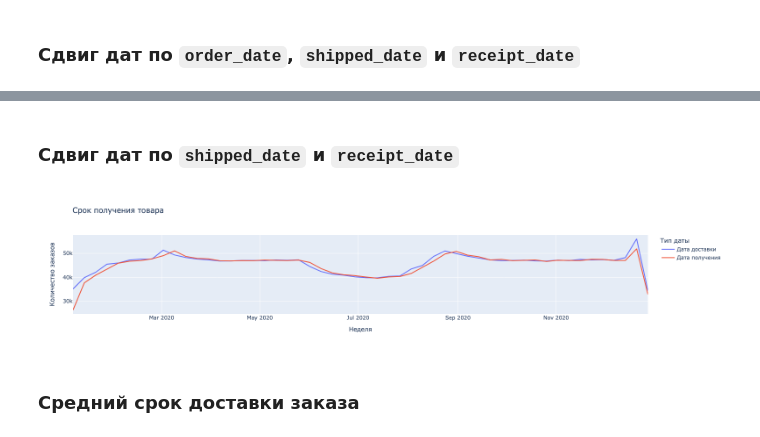
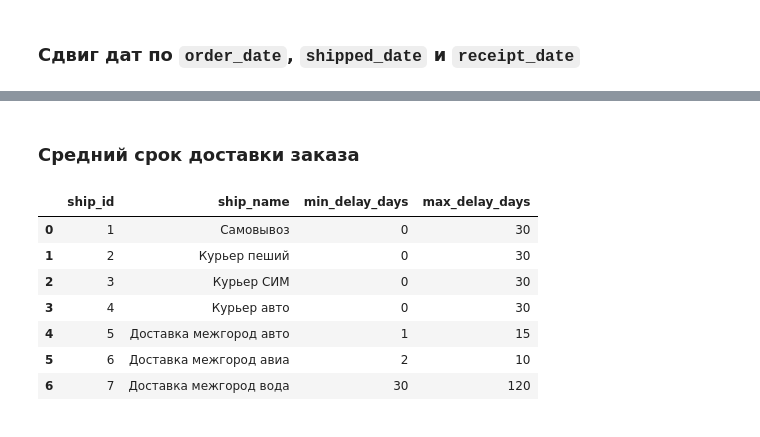
Before and after one commit to k0rsakov/pet_project_partitioning_data, a Jupyter notebook: main.ipynb, the cells around one changed output, grey strips where cells are left out. Cells and saved outputs as stored; diff of their text form; code cells hidden in the pictures.

```diff
--- a/main.ipynb
+++ b/main.ipynb
@@ -114,44 +185,16 @@ fig.show()
-# %% [markdown]
-### Сдвиг дат по `shipped_date` и `receipt_date`
-# %%
-df = duckdb.query(
-    """
-    SELECT week, date_type, cnt
-    FROM (
-        SELECT date_trunc('week', shipped_date) AS week, 'Дата доставки' AS date_type, count(*) AS cnt
-        FROM orders
-        WHERE shipped_date >= '2020-01-01' AND shipped_date < '2021-01-01'
-        GROUP BY 1
-
-        UNION ALL
-
-        SELECT date_trunc('week', receipt_date) AS week, 'Дата получения' AS date_type, count(*) AS cnt
-        FROM orders
-        WHERE receipt_date >= '2020-01-01' AND receipt_date < '2021-01-01'
-        GROUP BY 1
-    )
-    WHERE week >= '2020-01-01' AND week < '2021-01-01'
-    ORDER BY 1, 2
-    """
-).df()
-
-fig = px.line(
-    df,
-    x='week',
-    y='cnt',
-    color='date_type',
-    labels={
-        'week': 'Неделя',
-        'cnt': 'Количество заказов',
-        'date_type': 'Тип даты'
-    },
-    title='Срок получения товара'
-)
-fig.show()
-# %% [output]
-[figure, old version]
 # %% [markdown]
 ### Средний срок доставки заказа
+# %%
+duckdb.query("FROM ship_types").df()
+# %% [output]
+|  | ship_id | ship_name | min_delay_days | max_delay_days |
+| 0 | 1 | Самовывоз | 0 | 30 |
+| 1 | 2 | Курьер пеший | 0 | 30 |
+| 2 | 3 | Курьер СИМ | 0 | 30 |
+| 3 | 4 | Курьер авто | 0 | 30 |
+| 4 | 5 | Доставка межгород авто | 1 | 15 |
+| 5 | 6 | Доставка межгород авиа | 2 | 10 |
+| 6 | 7 | Доставка межгород вода | 30 | 120 |
 # %%
 df = duckdb.query(
     """
```
Also changed, not shown: parts of 24 cells of this notebook.
